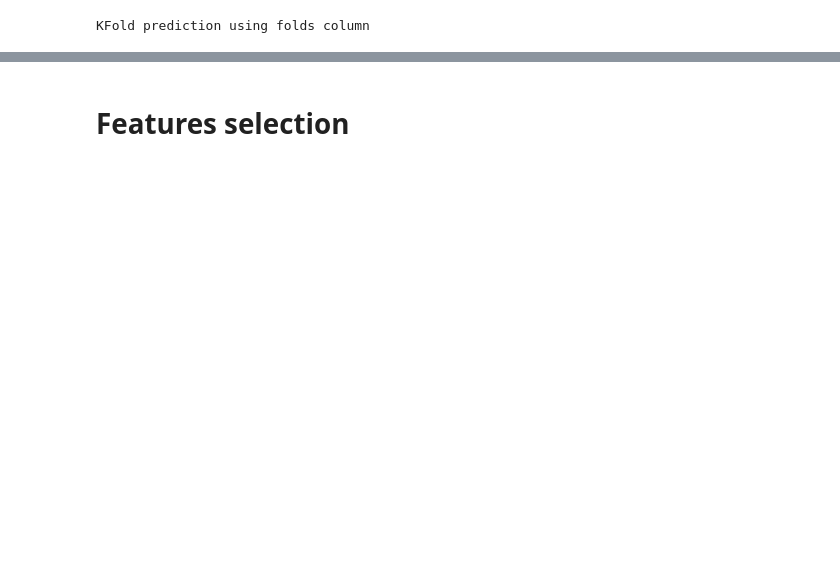
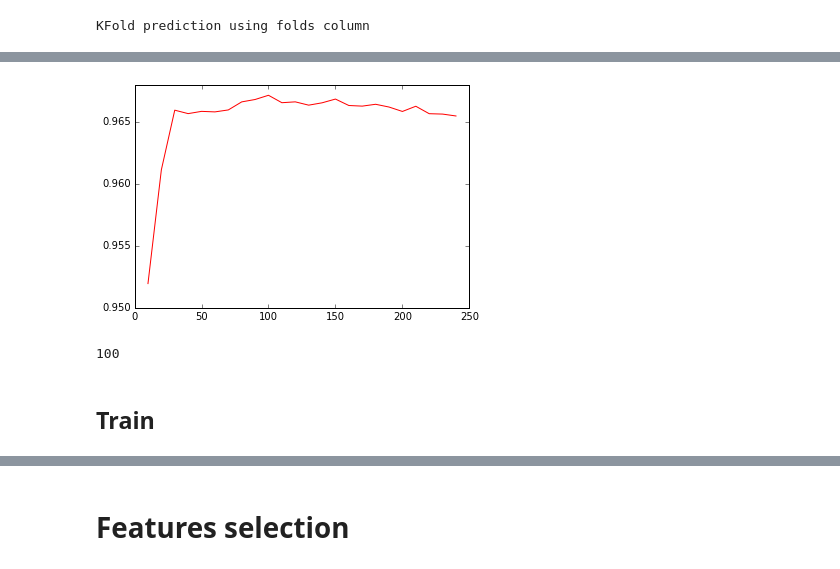
Before and after one commit to tlikhomanenko/jet_tagging_LHCb, a Jupyter notebook: jet-tagging.ipynb, the cells around one changed output, grey strips where cells are left out. Cells and saved outputs as stored; diff of their text form; code cells hidden in the pictures; blank space fills up the shorter version.

```diff
--- a/jet-tagging.ipynb
+++ b/jet-tagging.ipynb
@@ -338,0 +214,5 @@ result
+# %%
+result = pandas.concat([multiclass_result, pca_multiclass_result, comb_multiclass_result])
+result.index = result['name']
+result = result.drop('name', axis=1)
+result
@@ -338,0 +259,31 @@ result
+# %%
+new_train_data = full_data[sv_features + new_features].values
+# %%
+def get_result(proba, labels, name="result"):
+    result = generate_result(1 - roc_auc_score(labels > 0, proba[:, 0] / proba[:, 1],
+                                                      sample_weight=(labels != 2) * 1),
+                                    1 - roc_auc_score(labels > 1, proba[:, 0] / proba[:, 2],
+                                                      sample_weight=(labels != 1) * 1),
+                                    1 - roc_auc_score(labels > 1, proba[:, 1] / proba[:, 2],
+                                                      sample_weight=(labels != 0) * 1),
+                                    label=name)
+    return result
+# %%
+mean_roc_aucs = []
+ns = []
+
+for i in range(10, new_train_data.shape[1], 10):
+
+    pca = PCA(n_components= i)
+    pca_new_train_data = pca.fit_transform(new_train_data)
+
+    forest = ExtraTreesClassifier(n_estimators=100, random_state=0, n_jobs=2)
+    new_multi_folding = FoldingClassifier(forest, n_folds=2, random_state=11)
+    new_multi_folding.fit(pca_new_train_data, labels)
+
+    pca_new_multi_probs = new_multi_folding.predict_proba(pca_new_train_data)
+
+    metric = get_result(pca_new_multi_probs, labels, '').values[0, 0:3].mean()
+
+    mean_roc_aucs.append(metric)
+    ns.append(i)
@@ -338,0 +308,16 @@ result
+# %%
+%matplotlib inline
+import matplotlib.pyplot as plt
+
+plt.plot(ns, mean_roc_aucs)
+plt.show()
+# %% [output]
+[figure, added]
+# %%
+ns = numpy.array(ns)
+mean_roc_aucs = numpy.array(mean_roc_aucs)
+
+ndim = ns[mean_roc_aucs == mean_roc_aucs.max()][0]
+print ndim
+# %% [output]
+100
@@ -338,0 +327,2 @@ result
+# %% [markdown]
+## Train
```
Also changed, not shown: parts of 133 cells of this notebook.
